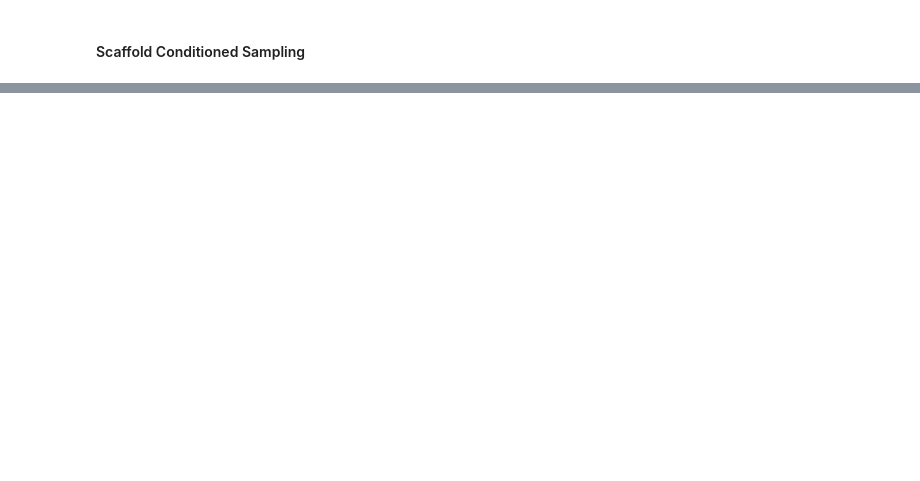
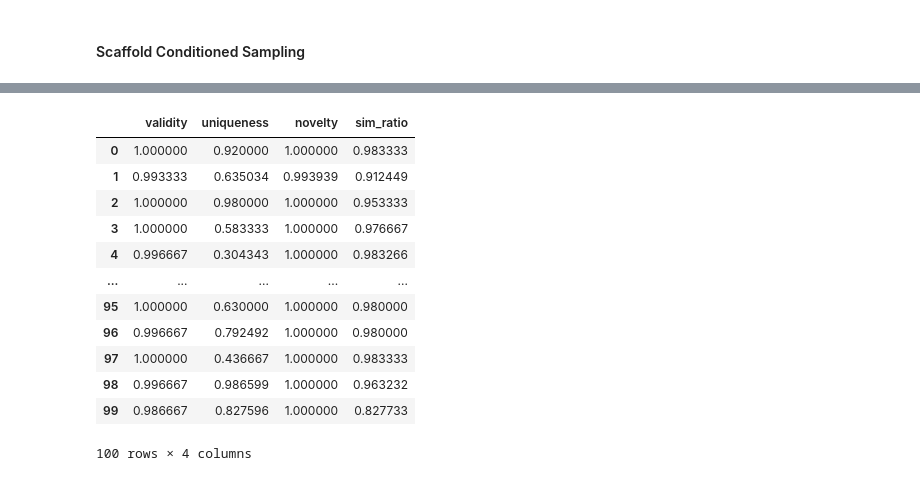
Before and after one commit to chaoting-sun/GCT-Plus, a Jupyter notebook: Plot/evaluate.ipynb, the cells around one changed output, grey strips where cells are left out. Cells and saved outputs as stored; diff of their text form; code cells hidden in the pictures; blank space fills up the shorter version.

```diff
--- a/Plot/evaluate.ipynb
+++ b/Plot/evaluate.ipynb
@@ -93,0 +102,16 @@ train_path = '/fileserver-gamma/chaoting/ML/dataset/moses/raw/train.csv'
+# %%
+df
+# %% [output]
+|  | validity | uniqueness | novelty | sim_ratio |
+| 0 | 1.000000 | 0.920000 | 1.000000 | 0.983333 |
+| 1 | 0.993333 | 0.635034 | 0.993939 | 0.912449 |
+| 2 | 1.000000 | 0.980000 | 1.000000 | 0.953333 |
+| 3 | 1.000000 | 0.583333 | 1.000000 | 0.976667 |
+| 4 | 0.996667 | 0.304343 | 1.000000 | 0.983266 |
+| ... | ... | ... | ... | ... |
+| 95 | 1.000000 | 0.630000 | 1.000000 | 0.980000 |
+| 96 | 0.996667 | 0.792492 | 1.000000 | 0.980000 |
+| 97 | 1.000000 | 0.436667 | 1.000000 | 0.983333 |
+| 98 | 0.996667 | 0.986599 | 1.000000 | 0.963232 |
+| 99 | 0.986667 | 0.827596 | 1.000000 | 0.827733 |
+100 rows × 4 columns
```
Also changed, not shown: parts of 5 cells of this notebook, 51 other files.
